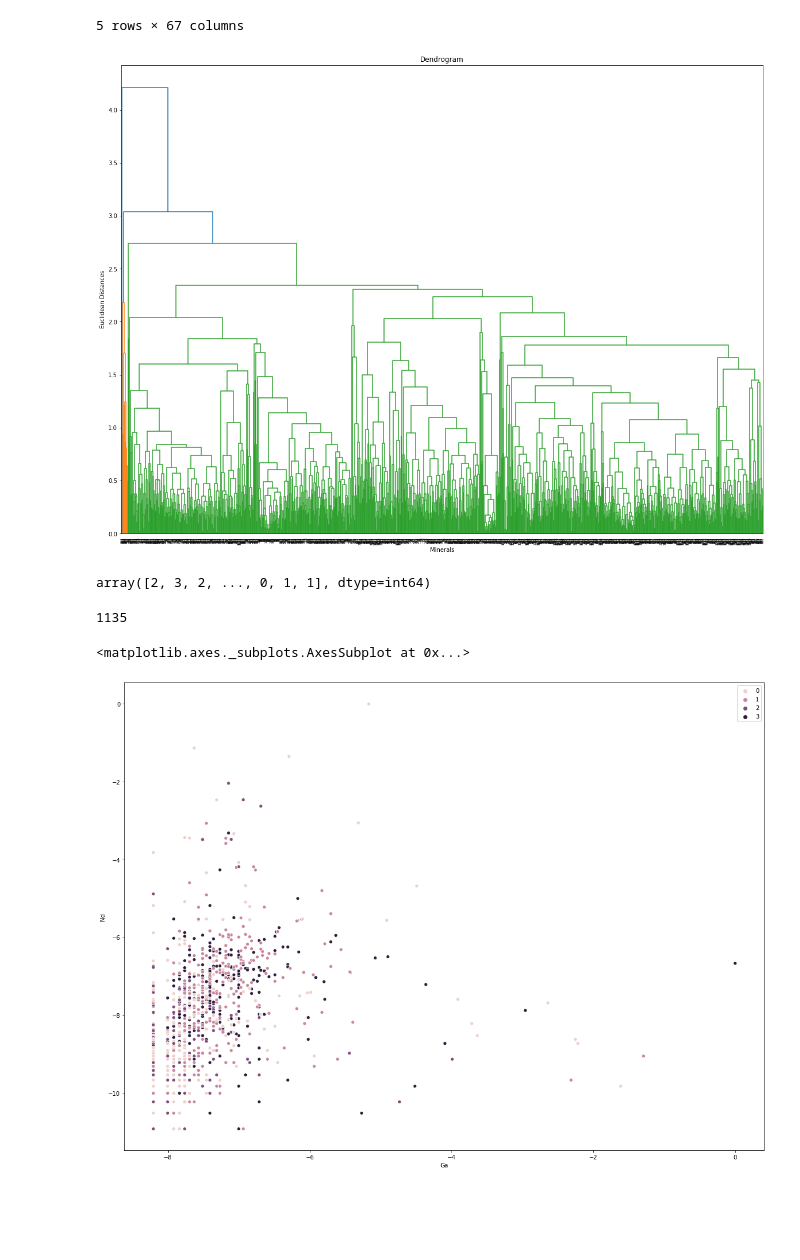
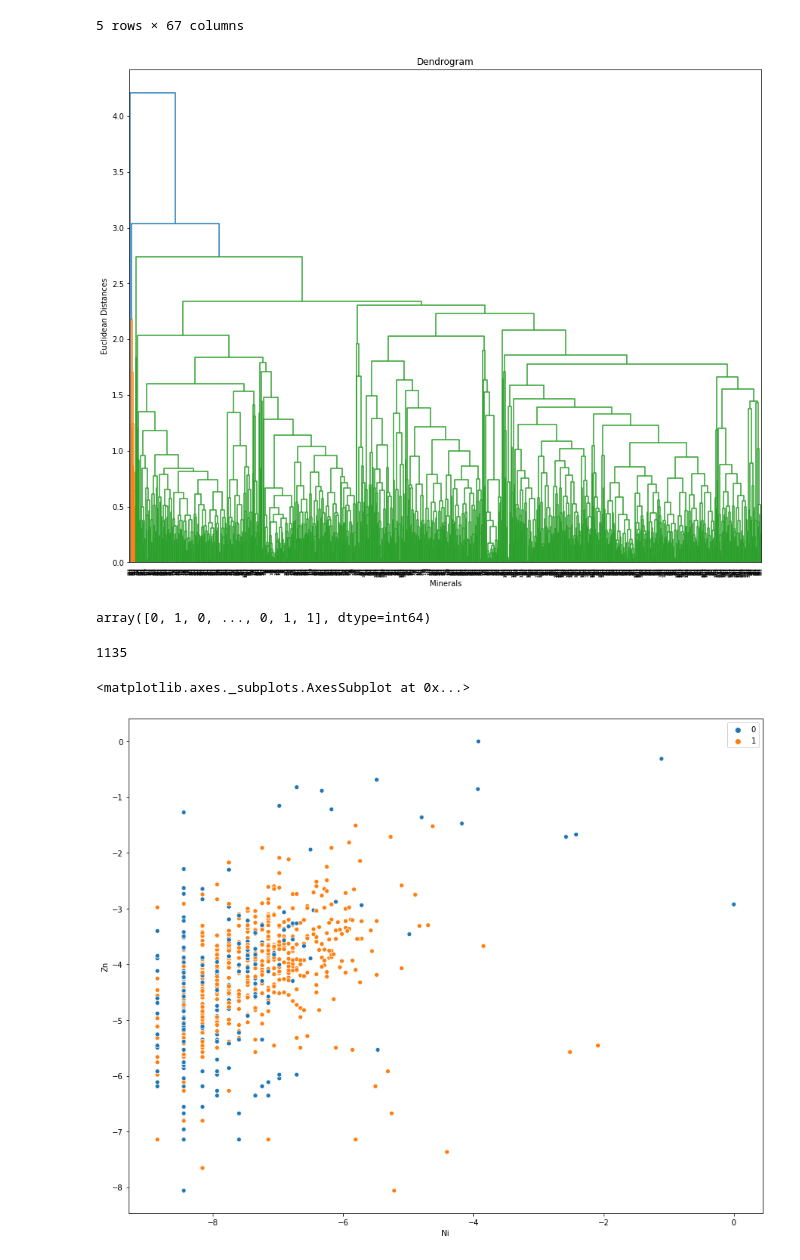
Before and after one commit to franticOreo/CriticalMinerals, a Jupyter notebook: asher/Oznaca EDA.ipynb, the cells around one changed output. Drawn from its saved outputs; the diff is of its cells as text; code cells hidden in the pictures; blank space fills up the shorter version.

Commit message:
cluster scattter plots

```diff
--- a/asher/Oznaca EDA.ipynb
+++ b/asher/Oznaca EDA.ipynb
@@ -222,7 +222,7 @@ df_scaled.head()
 # %%
 df_scaled=df_scaled.dropna()
 # %%
-plt.rcParams['figure.figsize'] = [20,15]
+plt.rcParams['figure.figsize'] = [15,12]
 # %%
 dendro2 = sch.dendrogram(sch.linkage(df_scaled, method = 'complete'))
 plt.title('Dendrogram')
@@ -230,24 +230,24 @@ plt.xlabel('Minerals')
 plt.ylabel('Euclidean Distances')
 plt.show()
 # %% [output]
-[figure, old version]
+[figure, new version]
 # %%
 from sklearn.cluster import AgglomerativeClustering
 
-cluster = AgglomerativeClustering(n_clusters=4, affinity='euclidean', linkage='ward')
+cluster = AgglomerativeClustering(n_clusters=2, affinity='euclidean', linkage='ward')
 
 cluster.fit(df_scaled)
 labels = cluster.labels_
 labels
 # %% [output]
-array([2, 3, 2, ..., 0, 1, 1], dtype=int64)
+array([0, 1, 0, ..., 0, 1, 1], dtype=int64)
 # %%
 len(labels)
 # %% [output]
 1135
 # %%
 df_logscale = np.log(df_scaled)
-sns.scatterplot('Ga', 'Nd', data=df_logscale, hue=labels)
+sns.scatterplot('Ni', 'Zn', data=df_logscale, hue=labels)
 # %% [output]
 <matplotlib.axes._subplots.AxesSubplot at 0x...>
-[figure, old version]
+[figure, new version]
```
Also changed, not shown: parts of 2 cells of this notebook.
